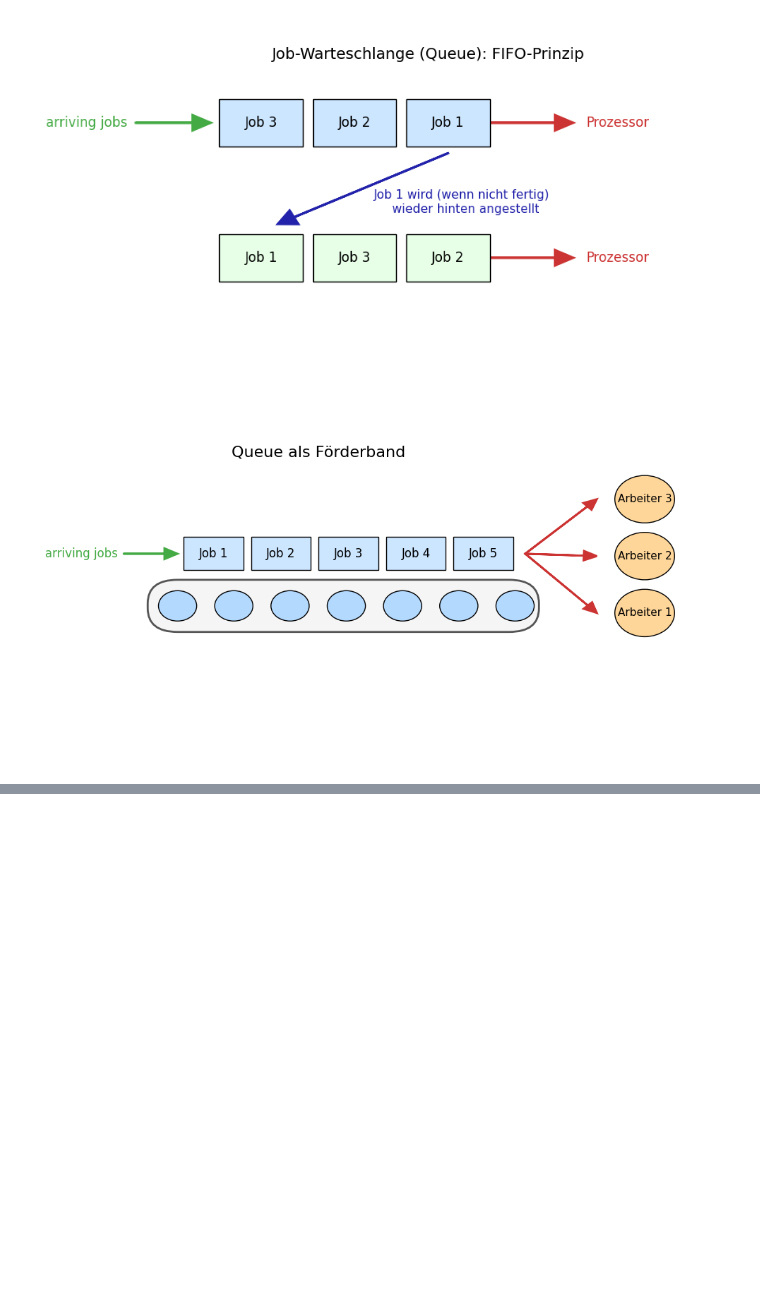
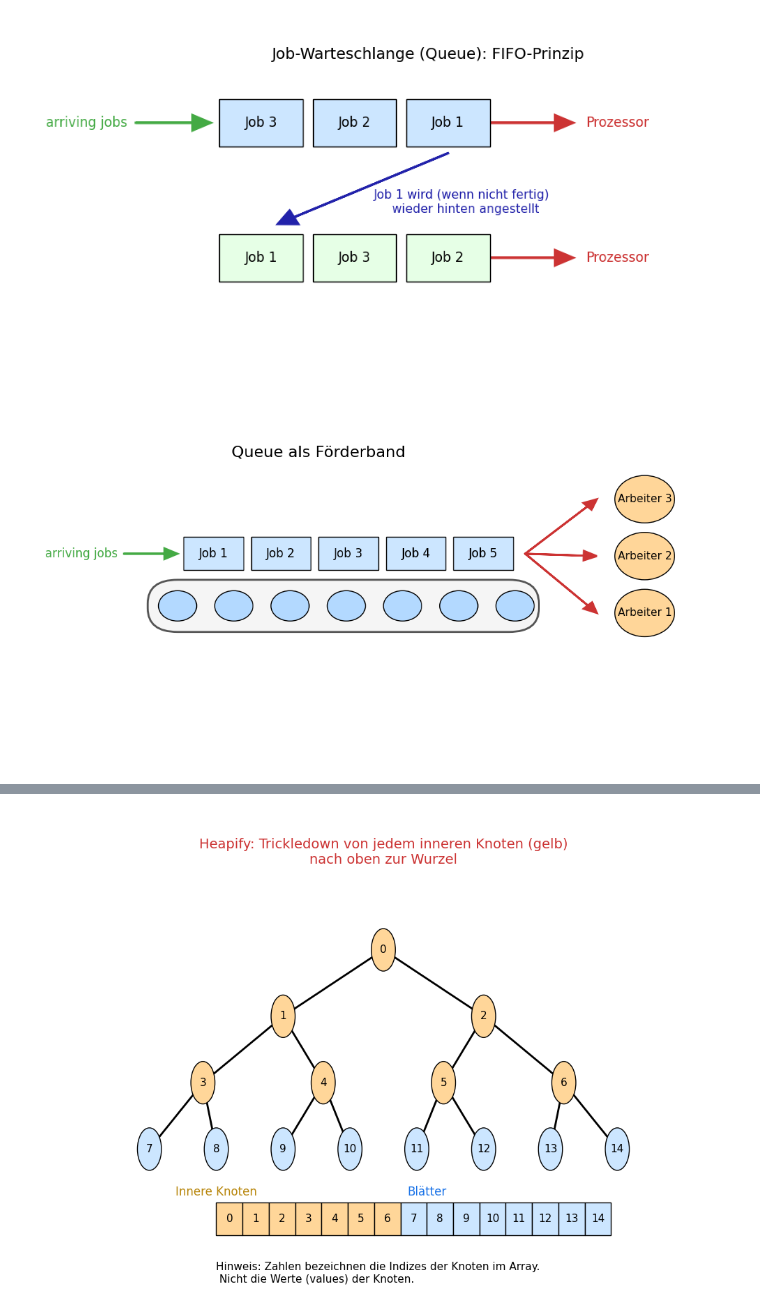
Before and after one commit to arthurvetter/algorithmenunddatenstrukturen, a Jupyter notebook: images/image_generation.ipynb, the cells around one changed output, grey strips where cells are left out. Drawn from its saved outputs; the diff is of its cells as text; code cells hidden in the pictures; blank space fills up the shorter version.

```diff
--- a/images/image_generation.ipynb
+++ b/images/image_generation.ipynb
@@ -574,0 +744,81 @@ plt.show()
+# %%
+levels = 4
+nodes_per_level = [2**i for i in range(levels)]
+y_coords = [-i for i in range(levels)]
+x_coords = []
+idxs = []
+for lvl, n in enumerate(nodes_per_level):
+    xs = np.linspace(0, 2**levels, n+2)[1:-1]
+    x_coords += list(xs)
+    idxs += [i for i in range(len(x_coords)-n, len(x_coords))]
+
+fig, ax = plt.subplots(figsize=(10, 7))
+ax.set_xlim(-1, 2**levels+1)
+ax.set_ylim(-levels-1, 2)
+ax.axis('off')
+
+nodes = []
+idx = 0
+for lvl in range(levels):
+    for i in range(nodes_per_level[lvl]):
+        x = x_coords[idx]
+        y = y_coords[lvl]
+        # Blätter: keine Kinder
+        if lvl == levels-1:
+            color = '#cce6ff'
+        else:
+            color = '#ffd699'  # innere Knoten
+        circ = plt.Circle((x, y), 0.32, color=color, ec='black', zorder=10)
+        ax.add_patch(circ)
+        ax.text(x, y, str(idx), ha='center', va='center', fontsize=11, zorder=11)
+        nodes.append((x, y))
+        idx += 1
+
+# Kanten zeichnen
+for parent in range(sum(nodes_per_level)):
+    left = 2*parent + 1
+    right = 2*parent + 2
+    if left < sum(nodes_per_level):
+        x0, y0 = nodes[parent]
+        x1, y1 = nodes[left]
+        ax.plot([x0, x1], [y0, y1], color='black', lw=2, zorder=5)
+    if right < sum(nodes_per_level):
+        x0, y0 = nodes[parent]
+        x1, y1 = nodes[right]
+        ax.plot([x0, x1], [y0, y1], color='black', lw=2, zorder=5)
+
+plt.text(nodes[0][0], 1.3,
+         "Heapify: Trickledown von jedem inneren Knoten (gelb)\nnach oben zur Wurzel",
+         fontsize=14, ha='center', color="#cc3333")
+
+# Listendarstellung der Knoten unterhalb des Baumes
+rect_width = 0.7
+rect_height = 0.5
+y_rect = y_coords[-1] - 1.3
+total_nodes = sum(nodes_per_level)
+n_leaves = nodes_per_level[-1]
+n_inner = total_nodes - n_leaves
+x_base = x_coords[8]
+
+for i in range(total_nodes):
+    # Rechtecke werden in Baum-X-Koordinaten angeordnet
+    x = x_base + i * rect_width
+    if i < n_inner:
+        color = '#ffd699'  # Gelb für innere Knoten
+    else:
+        color = '#cce6ff'  # Blau für Blätter (Randknoten)
+    rect = plt.Rectangle((x, y_rect), rect_width, rect_height, facecolor=color, edgecolor='black', zorder=12)
+    ax.add_patch(rect)
+    ax.text(x + rect_width/2, y_rect + rect_height/2, str(i), ha='center', va='center', fontsize=11, zorder=13)
+
+# Labels
+ax.text(x_base, y_rect + rect_height+0.1, "Innere Knoten", ha='center', fontsize=12, color='#b8860b')
+ax.text(x_base + (n_inner+1) * rect_width, y_rect + rect_height + 0.1, "Blätter", ha='center', fontsize=12, color='#1a73e8')
+
+ax.text(x_base, y_rect - 0.7,"Hinweis: Zahlen bezeichnen die Indizes der Knoten im Array.\n Nicht die Werte (values) der Knoten.", ha='left', fontsize=11)
+
+plt.tight_layout()
+plt.savefig("heap_innernodes_leaves.png", bbox_inches='tight')
+plt.show()
+# %% [output]
+[figure, added]
```
Also changed, not shown: parts of 4 cells of this notebook, 5 other files.
